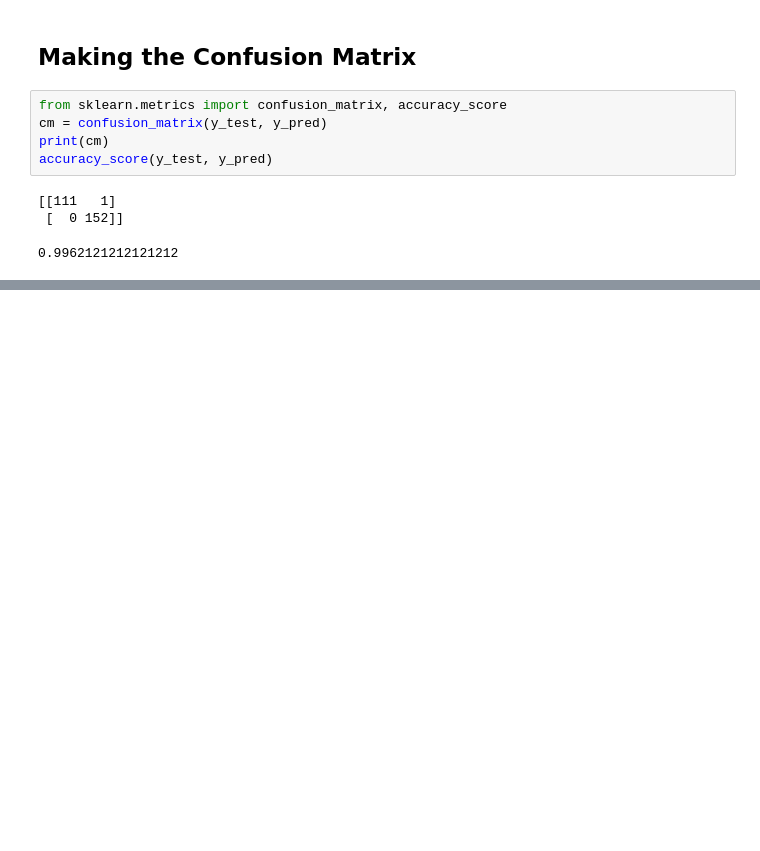
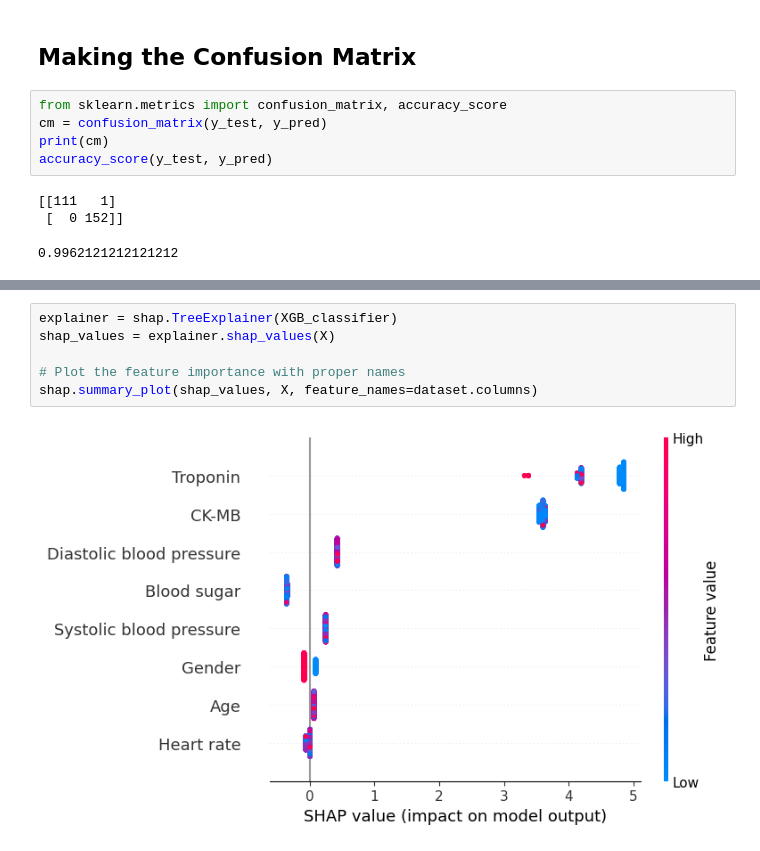
Before and after one commit to youssefjedidi/XAI_heart_attack_classifier, a Jupyter notebook: Med.ipynb, the cells around one changed output, grey strips where cells are left out. Cells and saved outputs as stored; diff of their text form; blank space fills up the shorter version.

```diff
--- a/Med.ipynb
+++ b/Med.ipynb
@@ -218,0 +331,8 @@ accuracy_score(y_test, y_pred)
+# %%
+explainer = shap.TreeExplainer(XGB_classifier)
+shap_values = explainer.shap_values(X)
+
+# Plot the feature importance with proper names
+shap.summary_plot(shap_values, X, feature_names=dataset.columns)
+# %% [output]
+[figure, added]
```
Also changed, not shown: parts of 13 cells of this notebook.
